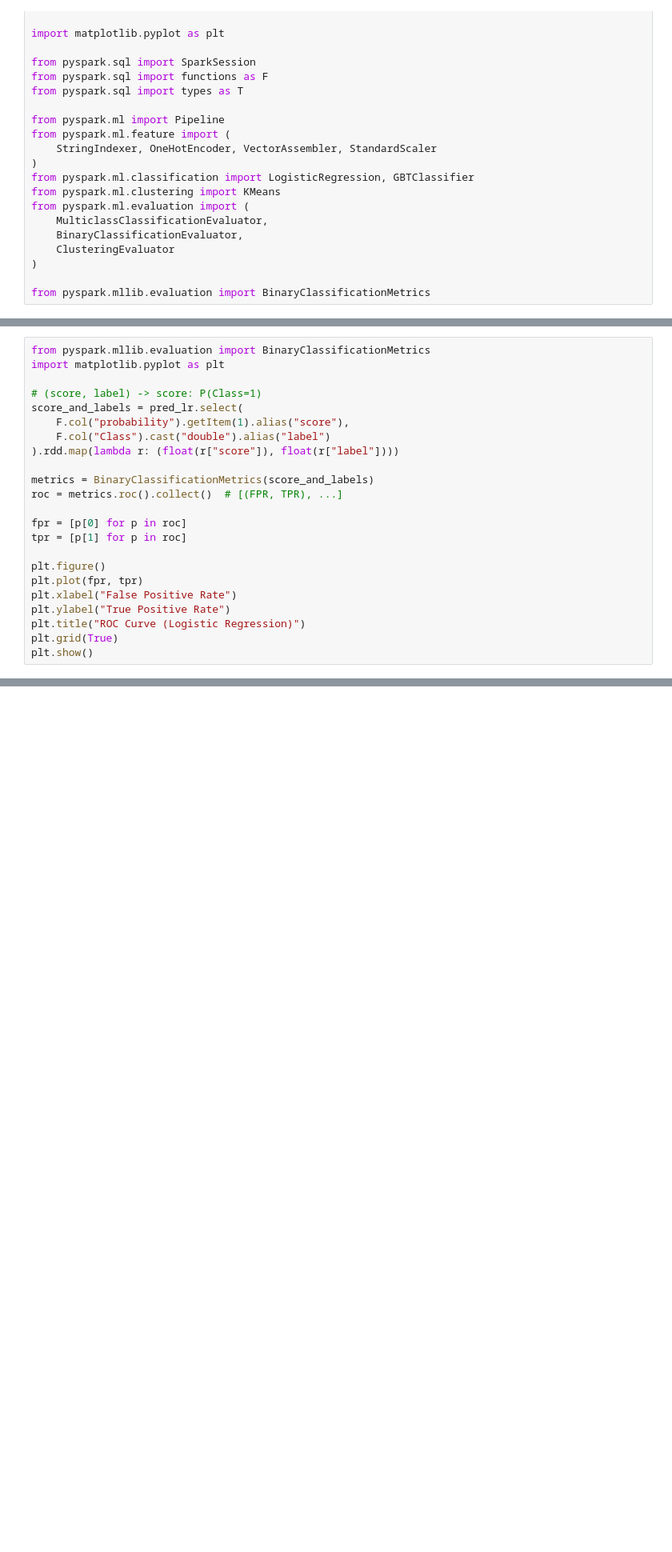
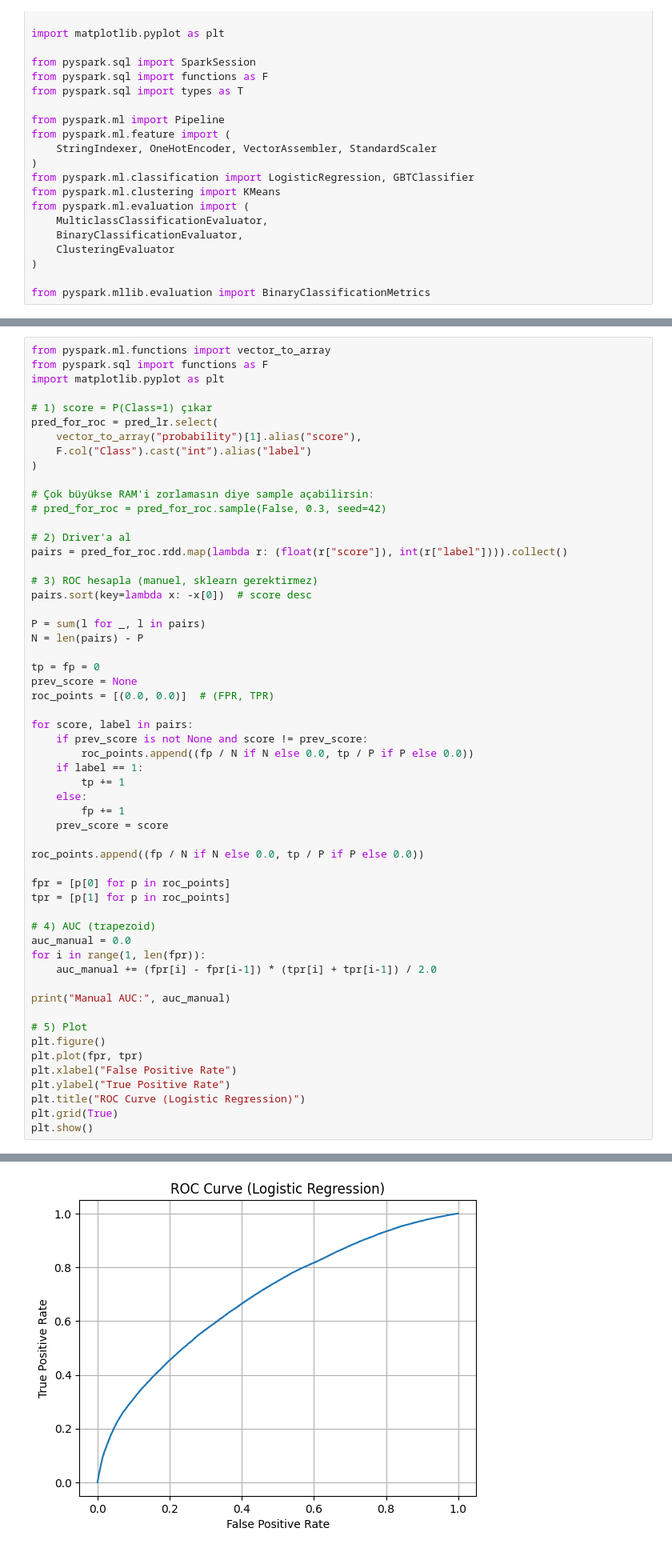
Before and after one commit to EmirhanSyl/SparkFlightDelay, a Jupyter notebook: 02_ML_Algorithms.ipynb, the cells around one changed output, grey strips where cells are left out. Shown at 80% size. Saved outputs shown, nothing was run; the diff lists cells and outputs as text; blank space fills up the shorter version.

```diff
--- a/02_ML_Algorithms.ipynb
+++ b/02_ML_Algorithms.ipynb
@@ -107,19 +175,52 @@ cm.show()
 # %%
-from pyspark.mllib.evaluation import BinaryClassificationMetrics
+from pyspark.ml.functions import vector_to_array
+from pyspark.sql import functions as F
 import matplotlib.pyplot as plt
 
-# (score, label) -> score: P(Class=1)
-score_and_labels = pred_lr.select(
-    F.col("probability").getItem(1).alias("score"),
-    F.col("Class").cast("double").alias("label")
-).rdd.map(lambda r: (float(r["score"]), float(r["label"])))
+# 1) score = P(Class=1) çıkar
+pred_for_roc = pred_lr.select(
+    vector_to_array("probability")[1].alias("score"),
+    F.col("Class").cast("int").alias("label")
+)
 
-metrics = BinaryClassificationMetrics(score_and_labels)
-roc = metrics.roc().collect()  # [(FPR, TPR), ...]
+# Çok büyükse RAM'i zorlamasın diye sample açabilirsin:
+# pred_for_roc = pred_for_roc.sample(False, 0.3, seed=42)
 
-fpr = [p[0] for p in roc]
-tpr = [p[1] for p in roc]
+# 2) Driver'a al
+pairs = pred_for_roc.rdd.map(lambda r: (float(r["score"]), int(r["label"]))).collect()
 
+# 3) ROC hesapla (manuel, sklearn gerektirmez)
+pairs.sort(key=lambda x: -x[0])  # score desc
+
+P = sum(l for _, l in pairs)
+N = len(pairs) - P
+
+tp = fp = 0
+prev_score = None
+roc_points = [(0.0, 0.0)]  # (FPR, TPR)
+
+for score, label in pairs:
+    if prev_score is not None and score != prev_score:
+        roc_points.append((fp / N if N else 0.0, tp / P if P else 0.0))
+    if label == 1:
+        tp += 1
+    else:
+        fp += 1
+    prev_score = score
+
+roc_points.append((fp / N if N else 0.0, tp / P if P else 0.0))
+
+fpr = [p[0] for p in roc_points]
+tpr = [p[1] for p in roc_points]
+
+# 4) AUC (trapezoid)
+auc_manual = 0.0
+for i in range(1, len(fpr)):
+    auc_manual += (fpr[i] - fpr[i-1]) * (tpr[i] + tpr[i-1]) / 2.0
+
+print("Manual AUC:", auc_manual)
+
+# 5) Plot
 plt.figure()
 plt.plot(fpr, tpr)
 plt.xlabel("False Positive Rate")
@@ -127,3 +228,4 @@ plt.ylabel("True Positive Rate")
 plt.title("ROC Curve (Logistic Regression)")
 plt.grid(True)
 plt.show()
+# %% [output]
@@ -130,3 +233,4 @@ plt.show()
+[figure, added]
 # %%
 from pyspark.ml.classification import GBTClassifier
 
```
Also changed, not shown: parts of 11 cells of this notebook, 26 other files.
